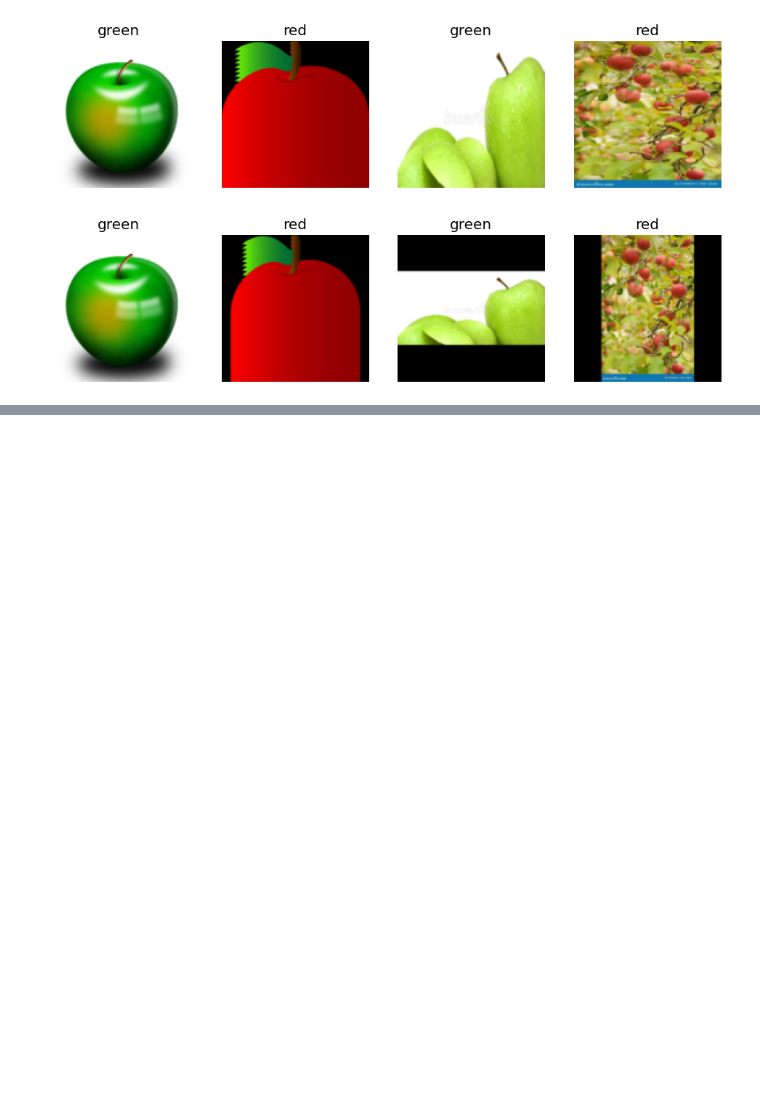
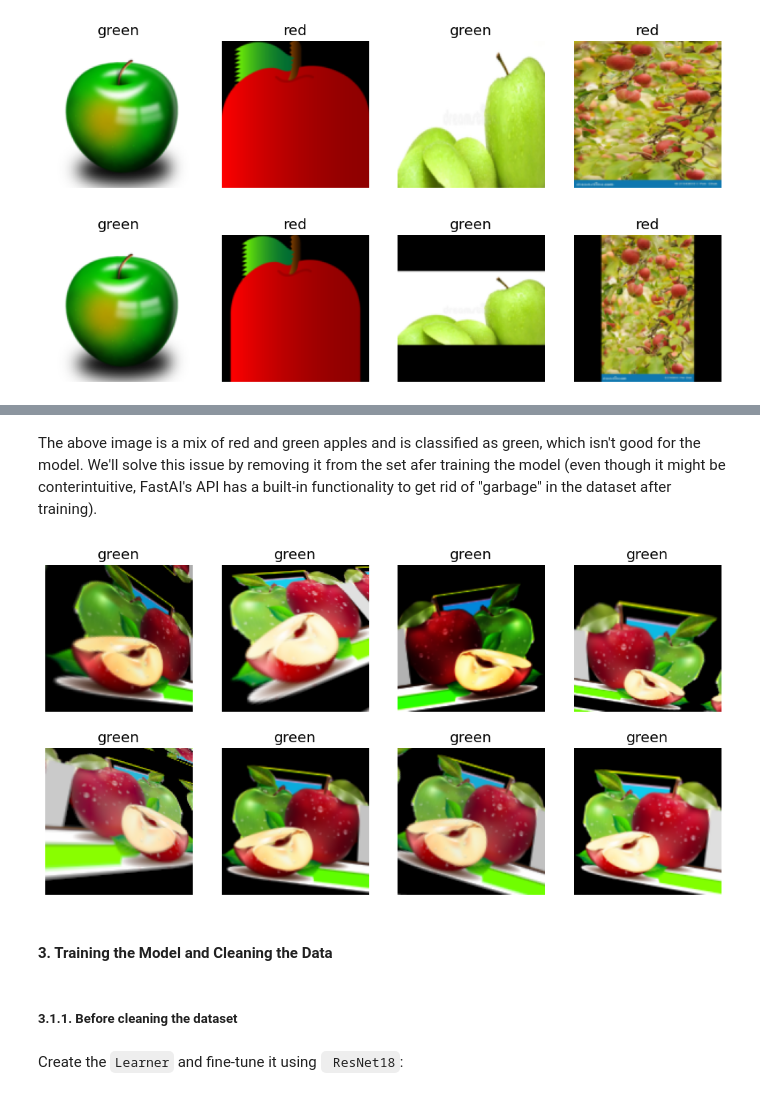
Before and after one commit to rodribro/AppleClassifier, a Jupyter notebook: apple_classifier_notebook.ipynb, the cells around one changed output, grey strips where cells are left out. Saved outputs shown, nothing was run; the diff lists cells and outputs as text; code cells hidden in the pictures; blank space fills up the shorter version.

```diff
--- a/apple_classifier_notebook.ipynb
+++ b/apple_classifier_notebook.ipynb
@@ -77,0 +85,13 @@ dls.valid.show_batch(max_n=4, nrows=1)
+# %% [markdown]
+The above image is a mix of red and green apples and is classified as green, which isn't good for the model. We'll solve this issue by removing it from the set afer training the model (even though it might be conterintuitive, FastAI's API has a built-in functionality to get rid of "garbage" in the dataset after training).
+# %%
+# More data augmentation using the aug-transforms function
+apples = apples.new(item_tfms=Resize(128), batch_tfms=aug_transforms(mult=2))
+dls = apples.dataloaders(path)
+dls.train.show_batch(max_n=8, nrows=2, unique=True)
+# %% [output]
+[figure, added]
+# %% [markdown]
+#### <b> 3. Training the Model and Cleaning the Data </b>
+# %% [markdown]
+##### <b> 3.1.1. Before cleaning the dataset </b>
@@ -77,0 +105,2 @@ dls.valid.show_batch(max_n=4, nrows=1)
+# %% [markdown]
+Create the <code>Learner</code> and fine-tune it using <code> ResNet18</code>:
```
Also changed, not shown: parts of 15 cells of this notebook, 37 other files.
